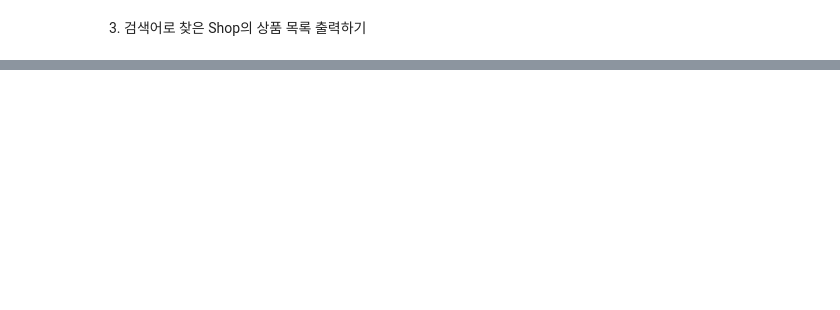
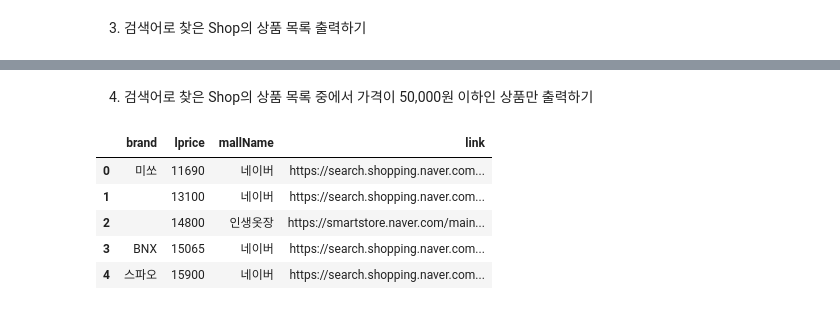
Before and after one commit to TP9NS/GitTest2, a Jupyter notebook: Python웹스크래핑_데이터분석연습문제/03.ipynb, the cells around one changed output, grey strips where cells are left out. Drawn from its saved outputs; the diff is of its cells as text; code cells hidden in the pictures; blank space fills up the shorter version.

```diff
--- a/Python웹스크래핑_데이터분석연습문제/03.ipynb
+++ b/Python웹스크래핑_데이터분석연습문제/03.ipynb
@@ -244,0 +255,18 @@ df[:3]
+# %% [markdown]
+4. 검색어로  찾은  Shop의 상품  목록 중에서 가격이 50,000원 이하인 상품만 출력하기
+# %%
+df["lprice"] = df["lprice"].astype(int)
+df_price_over_20000 = df[df["lprice"] <= 50000]
+df_price_over_20000 = (
+    df_price_over_20000[["brand", "lprice", "mallName", "link"]]
+    .sort_values(by="lprice", ascending=True)
+    .reset_index(drop=True)
+)
+df_price_over_20000[:5]
+# %% [output]
+|  | brand | lprice | mallName | link |
+| 0 | 미쏘 | 11690 | 네이버 | https://search.shopping.naver.com... |
+| 1 |  | 13100 | 네이버 | https://search.shopping.naver.com... |
+| 2 |  | 14800 | 인생옷장 | https://smartstore.naver.com/main... |
+| 3 | BNX | 15065 | 네이버 | https://search.shopping.naver.com... |
+| 4 | 스파오 | 15900 | 네이버 | https://search.shopping.naver.com... |
```
Also changed, not shown: parts of 6 cells of this notebook.
